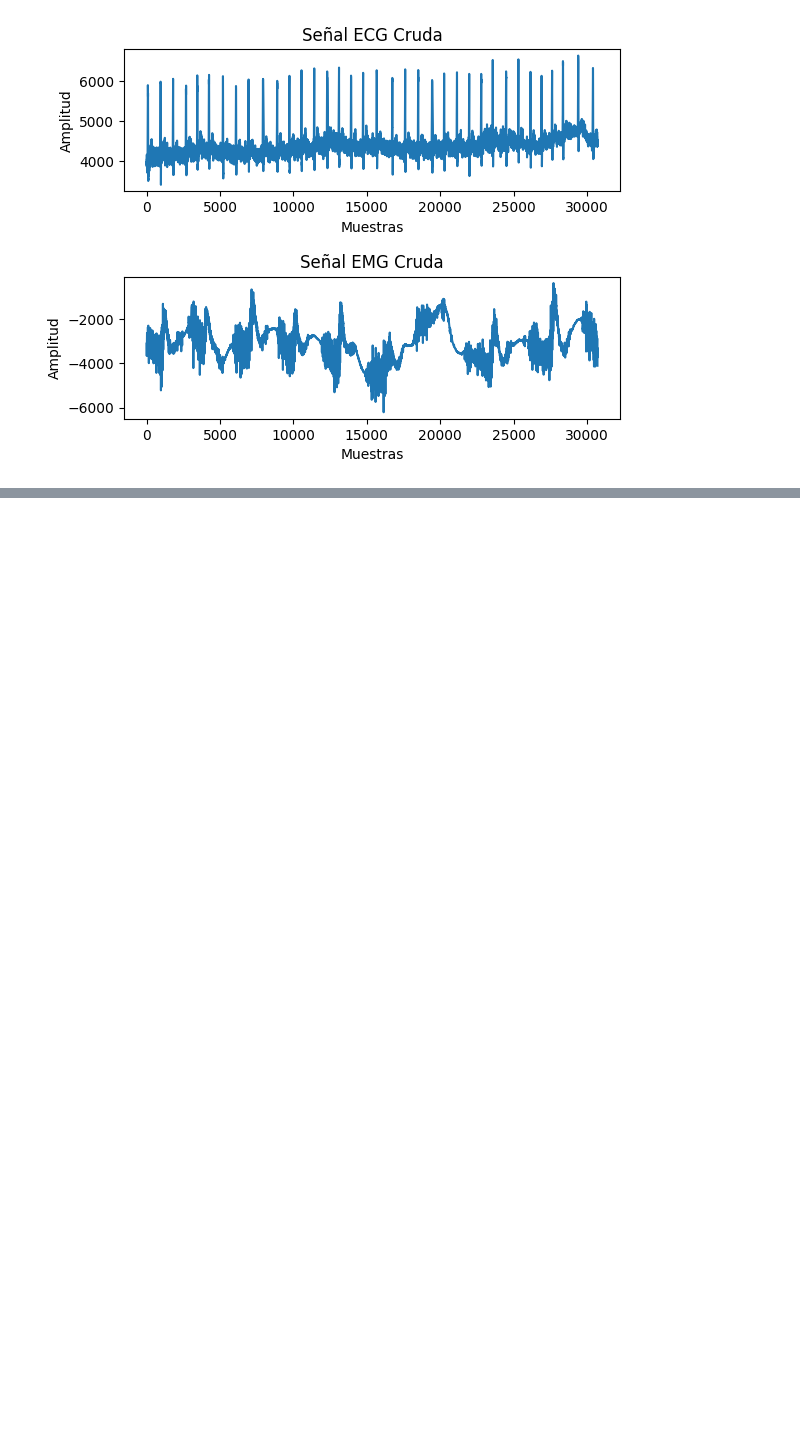
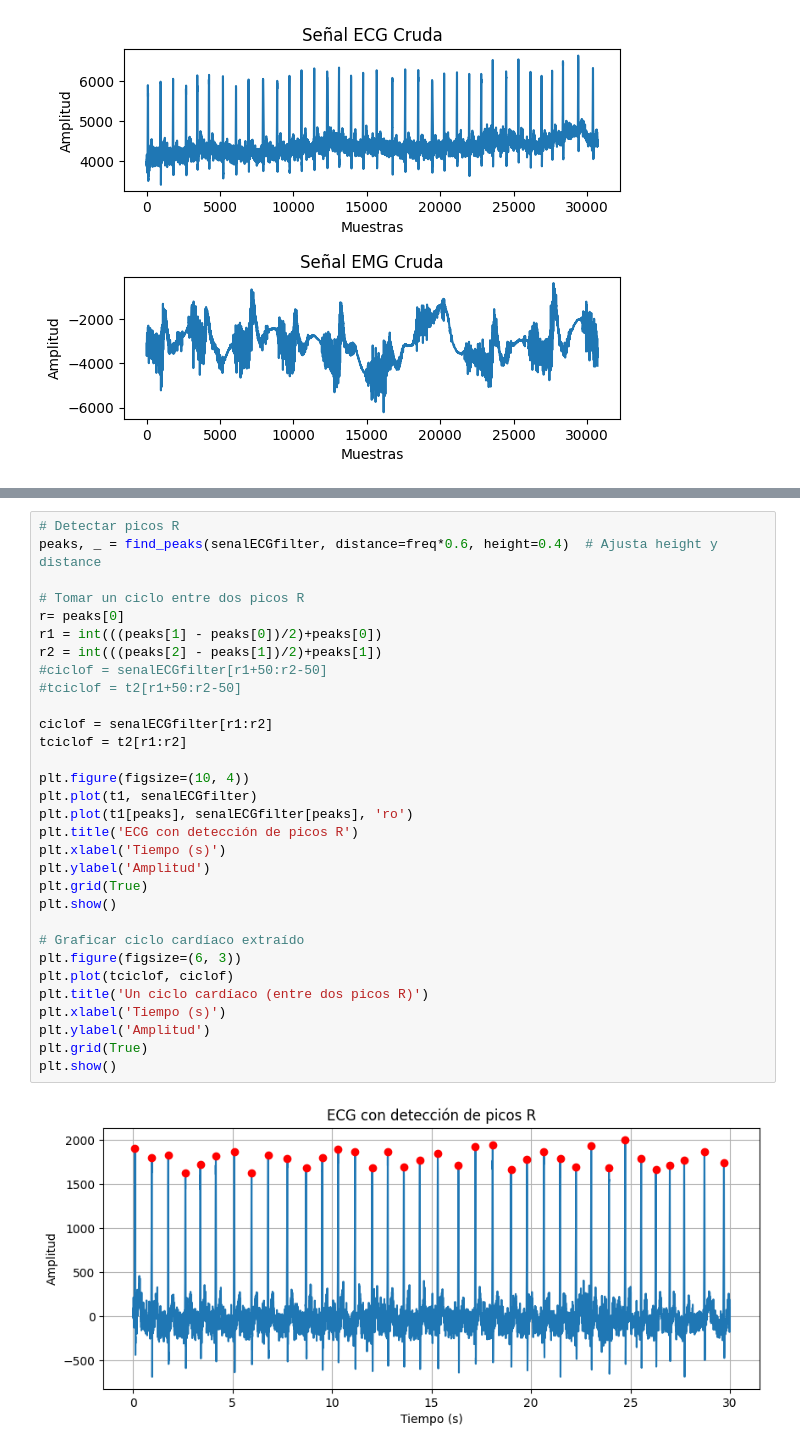
Before and after one commit to dinamus922/Biosenales, a Jupyter notebook: Practica3/Principal/Punto1.ipynb, the cells around one changed output, grey strips where cells are left out. Cells and saved outputs as stored; diff of their text form; blank space fills up the shorter version.

```diff
--- a/Practica3/Principal/Punto1.ipynb
+++ b/Practica3/Principal/Punto1.ipynb
@@ -85,0 +184,33 @@ RMS de la señal ECG: 3156.0533120007753
+# %%
+# Detectar picos R
+peaks, _ = find_peaks(senalECGfilter, distance=freq*0.6, height=0.4)  # Ajusta height y distance
+
+# Tomar un ciclo entre dos picos R
+r= peaks[0]
+r1 = int(((peaks[1] - peaks[0])/2)+peaks[0])
+r2 = int(((peaks[2] - peaks[1])/2)+peaks[1])
+#ciclof = senalECGfilter[r1+50:r2-50]
+#tciclof = t2[r1+50:r2-50]
+
+ciclof = senalECGfilter[r1:r2]
+tciclof = t2[r1:r2]
+
+plt.figure(figsize=(10, 4))
+plt.plot(t1, senalECGfilter)
+plt.plot(t1[peaks], senalECGfilter[peaks], 'ro')
+plt.title('ECG con detección de picos R')
+plt.xlabel('Tiempo (s)')
+plt.ylabel('Amplitud')
+plt.grid(True)
+plt.show()
+
+# Graficar ciclo cardíaco extraído
+plt.figure(figsize=(6, 3))
+plt.plot(tciclof, ciclof)
+plt.title('Un ciclo cardíaco (entre dos picos R)')
+plt.xlabel('Tiempo (s)')
+plt.ylabel('Amplitud')
+plt.grid(True)
+plt.show()
+# %% [output]
+[figure, added]
```
Also changed, not shown: parts of 24 cells of this notebook.
